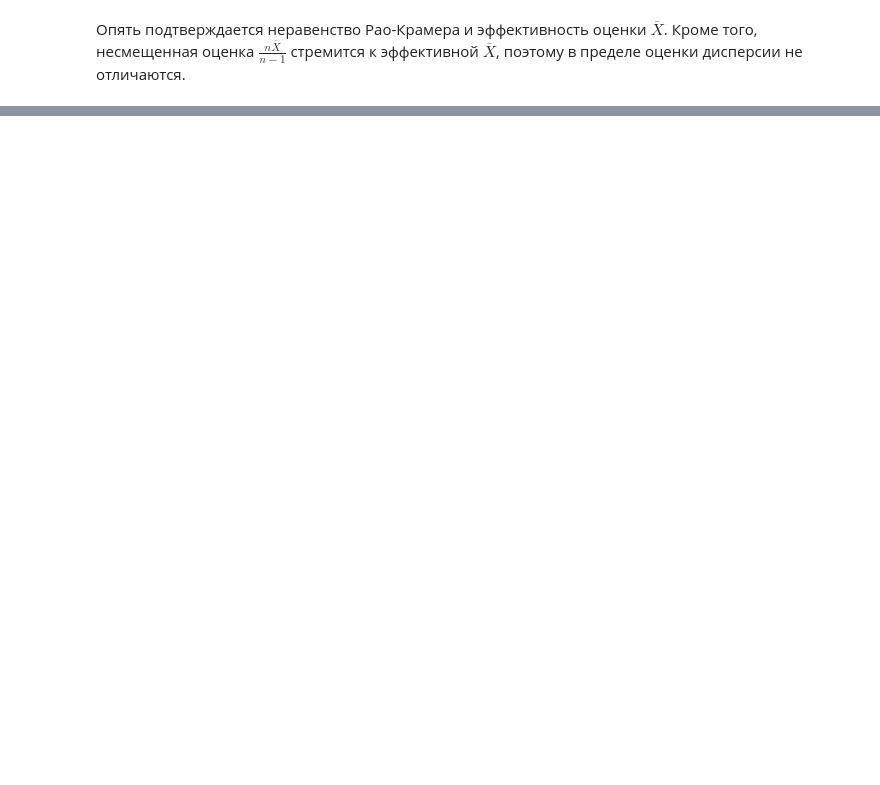
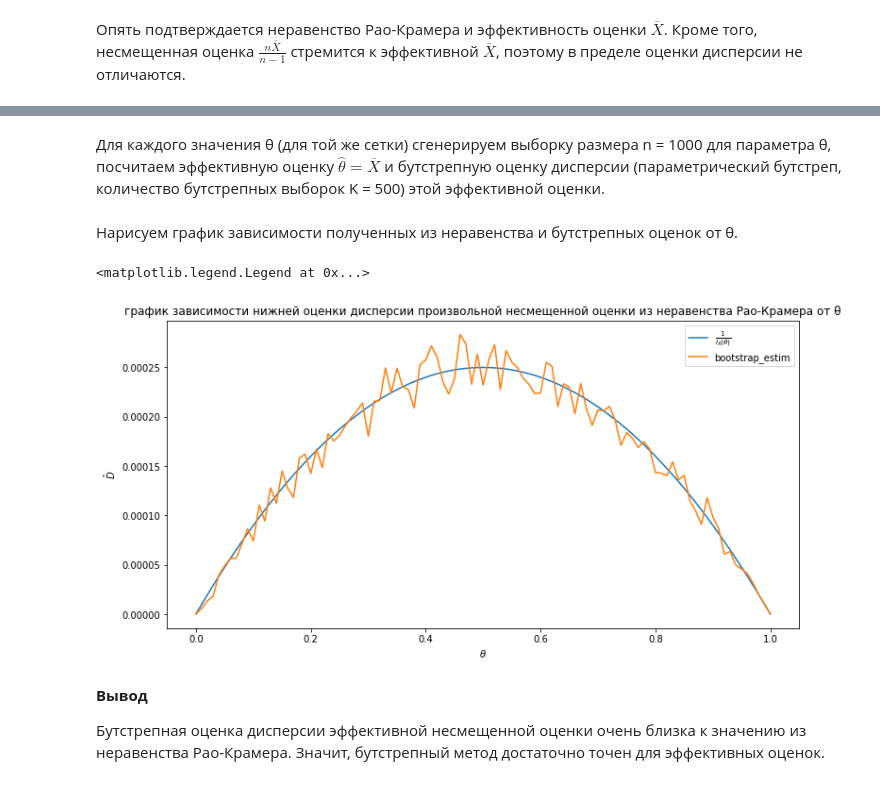
Before and after one commit to chgcool/stats_practice_2019, a Jupyter notebook: task3/3.ipynb, the cells around one changed output, grey strips where cells are left out. Cells and saved outputs as stored; diff of their text form; code cells hidden in the pictures; blank space fills up the shorter version.

```diff
--- a/task3/3.ipynb
+++ b/task3/3.ipynb
@@ -170,0 +206,3 @@ draw_plot(efficient_variance_estims, unbiased_variance_estims, ixs, names, start
+# %%
+def s2(data):
+    return (data ** 2).mean() - data.mean() ** 2
@@ -170,0 +211,36 @@ draw_plot(efficient_variance_estims, unbiased_variance_estims, ixs, names, start
+# %%
+variance_estims = thetas * (1 - thetas) / N
+# %% [markdown]
+Для каждого значения θ (для той же сетки) сгенерируем выборку размера n =
+1000 для параметра θ, посчитаем эффективную оценку $\hat{\theta} = \overline{X}$ и бутстрепную оценку
+дисперсии (параметрический бутстреп, количество бутстрепных выборок K = 500)
+этой эффективной оценки.
+# %%
+K = 500
+# %%
+bootstrap_variance_estims = np.zeros(101)
+for i, theta in enumerate(thetas):
+    sample = sps.bernoulli(theta).rvs(size = N)
+    estim = np.mean(sample)
+    bootstrap_sample = sps.bernoulli(estim).rvs(size = (K, N))
+    bootstrap_estims = np.zeros(K)
+    for k in range(K):
+        bootstrap_estims[k] = np.mean(bootstrap_sample[k])
+    bootstrap_variance_estims[i] = s2(bootstrap_estims)
+# %% [markdown]
+Нарисуем график зависимости полученных из неравенства и бутстрепных оценок от θ.
+# %%
+plt.figure(figsize = (12, 6))
+plt.title('график зависимости нижней оценки дисперсии произвольной несмещенной оценки из неравенства Рао-Крамера от θ')
+plt.xlabel(r'$\theta$')
+plt.ylabel(r'$\hat{D}$')
+plt.plot(thetas, variance_estims, label = r'$\frac{1}{I_X(\theta)}$')
+plt.plot(thetas, bootstrap_variance_estims, label = 'bootstrap_estim')
+plt.legend()
+# %% [output]
+<matplotlib.legend.Legend at 0x...>
+[figure, added]
+# %% [markdown]
+**Вывод**
+
+Бутстрепная оценка дисперсии эффективной несмещенной оценки очень близка к значению из неравенства Рао-Крамера. Значит, бутстрепный метод достаточно точен для эффективных оценок.
```
Also changed, not shown: parts of 27 cells of this notebook.
